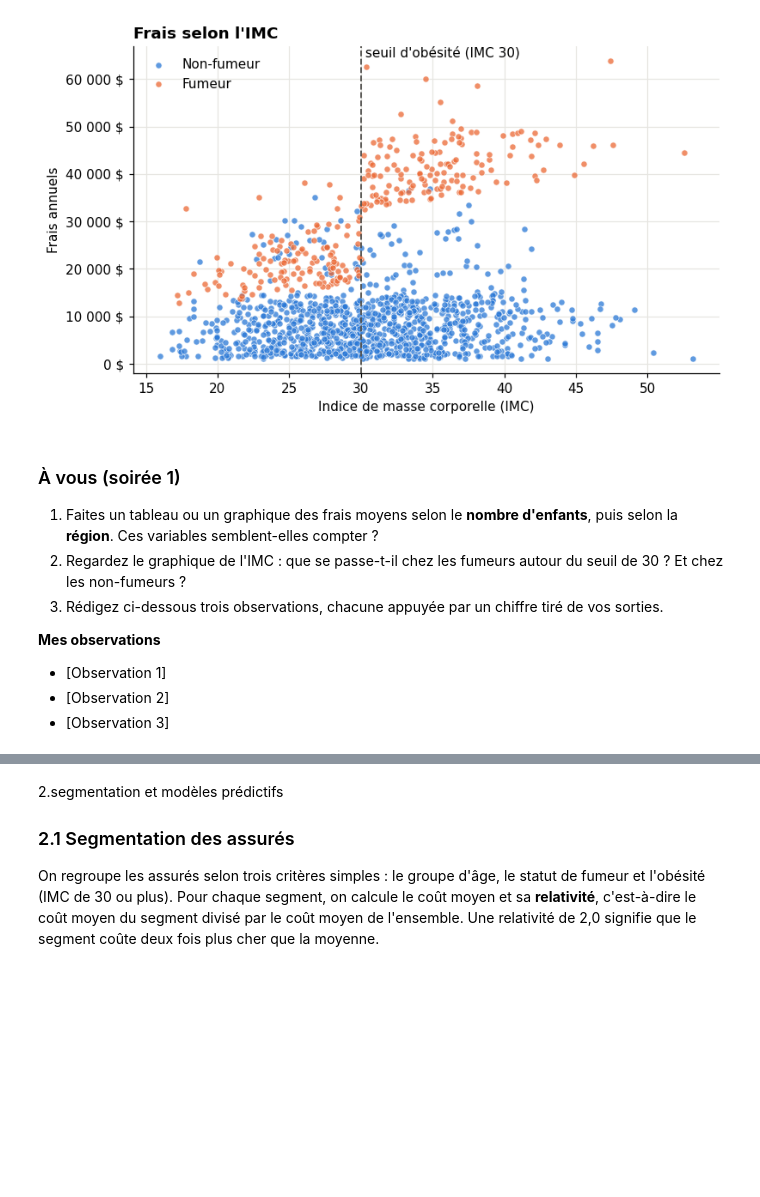
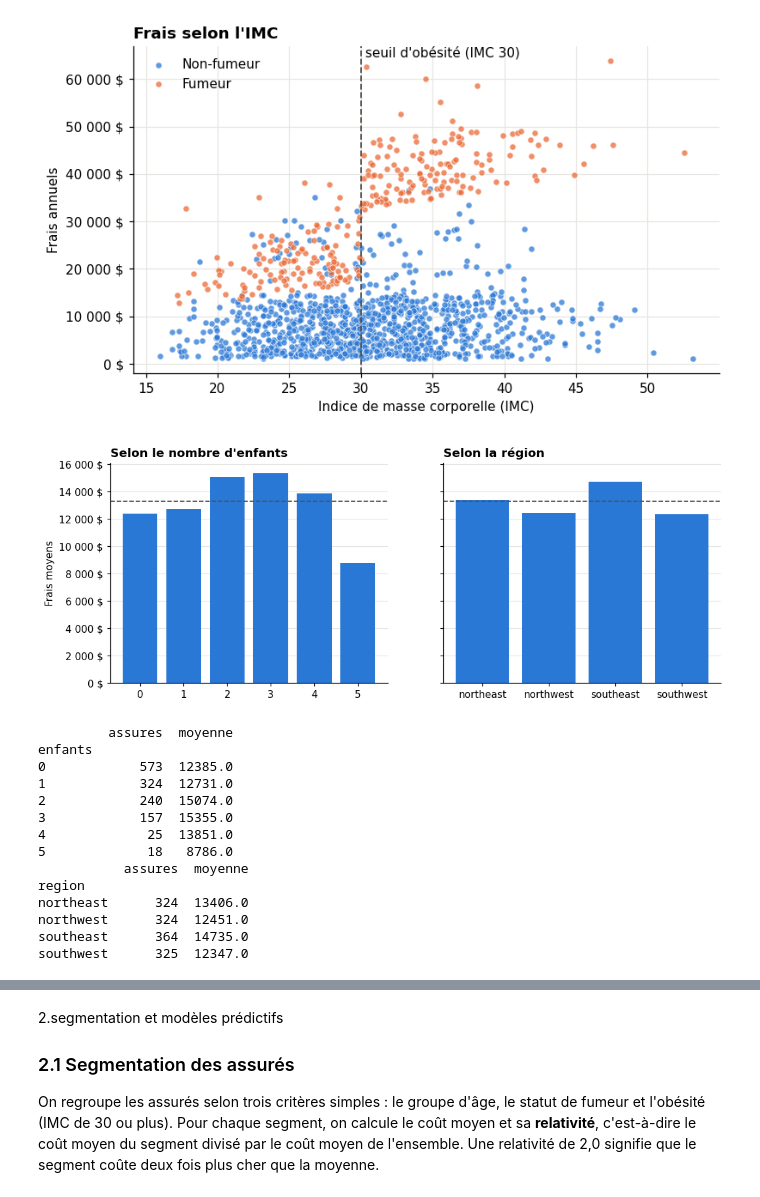
Before and after one commit to naoussi-data/PythonWebScarping, a Jupyter notebook: couts_assurance_sante.ipynb, the cells around one changed output, grey strips where cells are left out. Saved outputs shown, nothing was run; the diff lists cells and outputs as text; code cells hidden in the pictures; blank space fills up the shorter version.

```diff
--- a/couts_assurance_sante.ipynb
+++ b/couts_assurance_sante.ipynb
@@ -215,15 +206,33 @@ ax.text(30, ax.get_ylim()[1], " seuil d'obésité (IMC 30)", va="top")
 plt.show()
 # %% [output]
 [figure]
-# %% [markdown]
-### À vous (soirée 1)
-
-1. Faites un tableau ou un graphique des frais moyens selon le **nombre d'enfants**, puis selon la **région**. Ces variables semblent-elles compter ?
-2. Regardez le graphique de l'IMC : que se passe-t-il chez les fumeurs autour du seuil de 30 ? Et chez les non-fumeurs ?
-3. Rédigez ci-dessous trois observations, chacune appuyée par un chiffre tiré de vos sorties.
-
-**Mes observations**
-
-- [Observation 1]
-- [Observation 2]
-- [Observation 3]
+# %%
+fig, axes = plt.subplots(1, 2, figsize=(11, 4), sharey=True)
+for ax, (col, titre) in zip(axes, [("enfants", "Selon le nombre d'enfants"), ("region", "Selon la région")]):
+    moyennes = df.groupby(col)["frais"].mean()
+    ax.bar(moyennes.index.astype(str), moyennes.values, color=BLEU)
+    ax.axhline(df["frais"].mean(), color="#52514e", linestyle="--", linewidth=1.2)
+    ax.yaxis.set_major_formatter(dollars)
+    ax.grid(axis="x", visible=False)
+    ax.set_title(titre)
+axes[0].set_ylabel("Frais moyens")
+plt.show()
+
+print(df.groupby("enfants")["frais"].agg(assures="count", moyenne="mean").round(0))
+print(df.groupby("region")["frais"].agg(assures="count", moyenne="mean").round(0))
+# %% [output]
+[figure, added]
+         assures  moyenne
+enfants
+0            573  12385.0
+1            324  12731.0
+2            240  15074.0
+3            157  15355.0
+4             25  13851.0
+5             18   8786.0
+           assures  moyenne
+region
+northeast      324  13406.0
+northwest      324  12451.0
+southeast      364  14735.0
+southwest      325  12347.0
```
Also changed, not shown: parts of 13 cells of this notebook.
